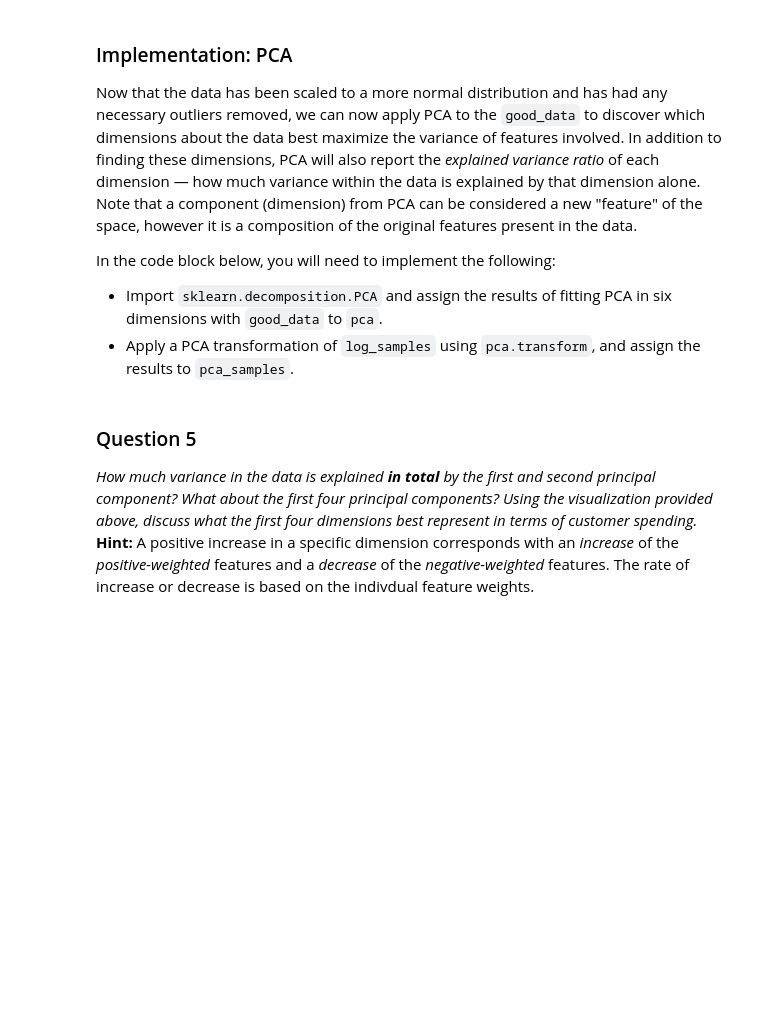
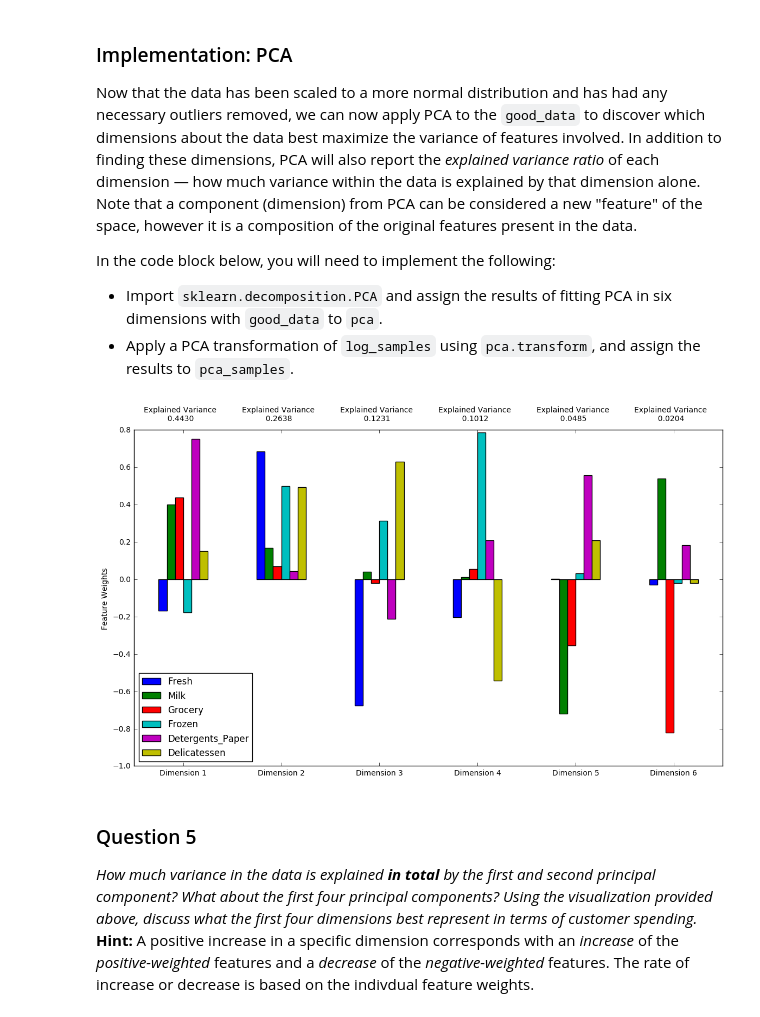
Before and after one commit to kiril-me/machine-learning, a Jupyter notebook: projects/customer_segments/customer_segments.ipynb, the cells around one changed output. Cells and saved outputs as stored; diff of their text form; code cells hidden in the pictures; blank space fills up the shorter version.

```diff
--- a/projects/customer_segments/customer_segments.ipynb
+++ b/projects/customer_segments/customer_segments.ipynb
@@ -303,15 +303,17 @@ In the code block below, you will need to implement the following:
 # %%
 from sklearn.decomposition import PCA
 
 # TODO: Apply PCA by fitting the good data with the same number of dimensions as features
 pca = PCA(n_components=6)
-pca.fit(X)
+pca.fit(good_data)
 
 # TODO: Transform log_samples using the PCA fit above
-pca_samples = None
+pca_samples = pca.transform(log_samples)
 
 # Generate PCA results plot
 pca_results = vs.pca_results(good_data, pca)
+# %% [output]
+[figure, added]
 # %% [markdown]
 ### Question 5
 *How much variance in the data is explained* ***in total*** *by the first and second principal component? What about the first four principal components? Using the visualization provided above, discuss what the first four dimensions best represent in terms of customer spending.*
```
Also changed, not shown: parts of 10 cells of this notebook.
